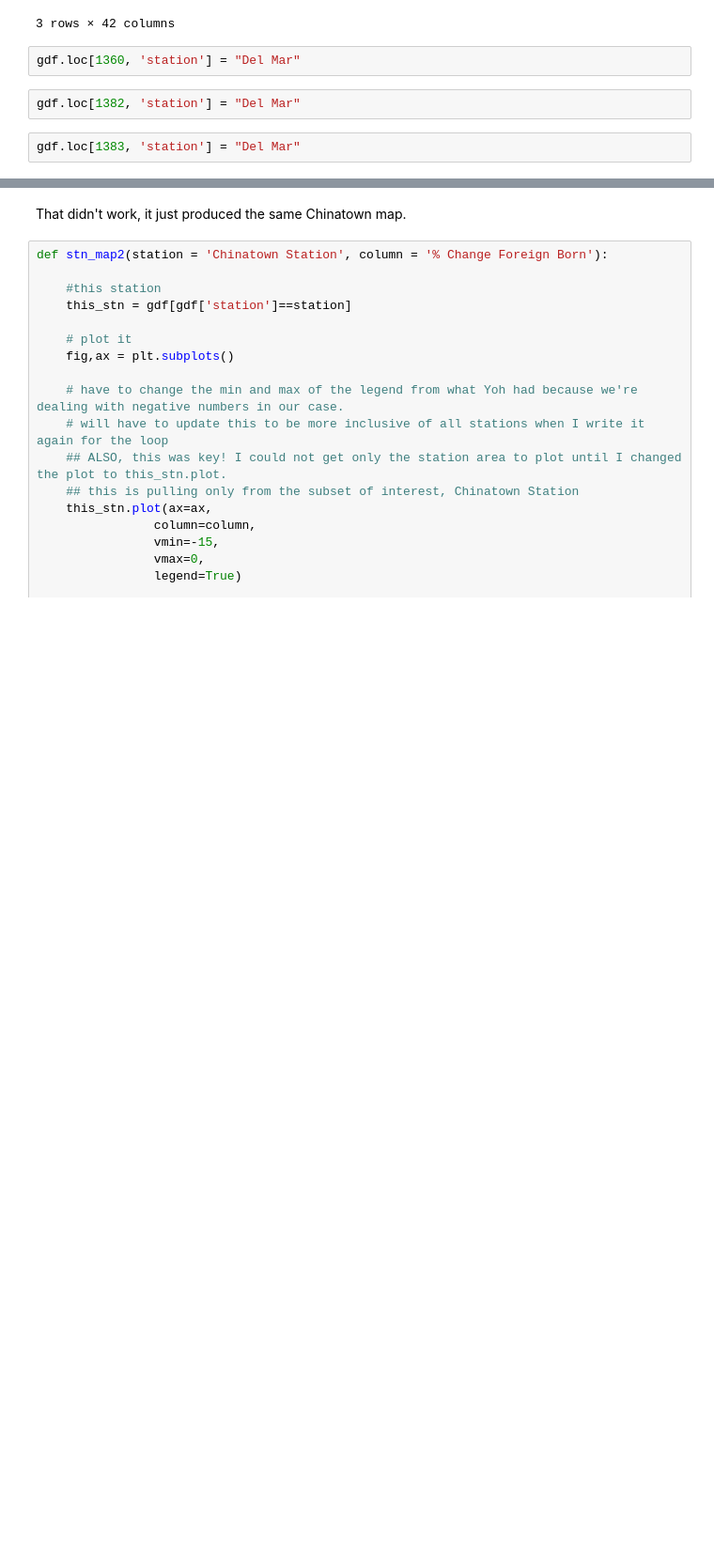
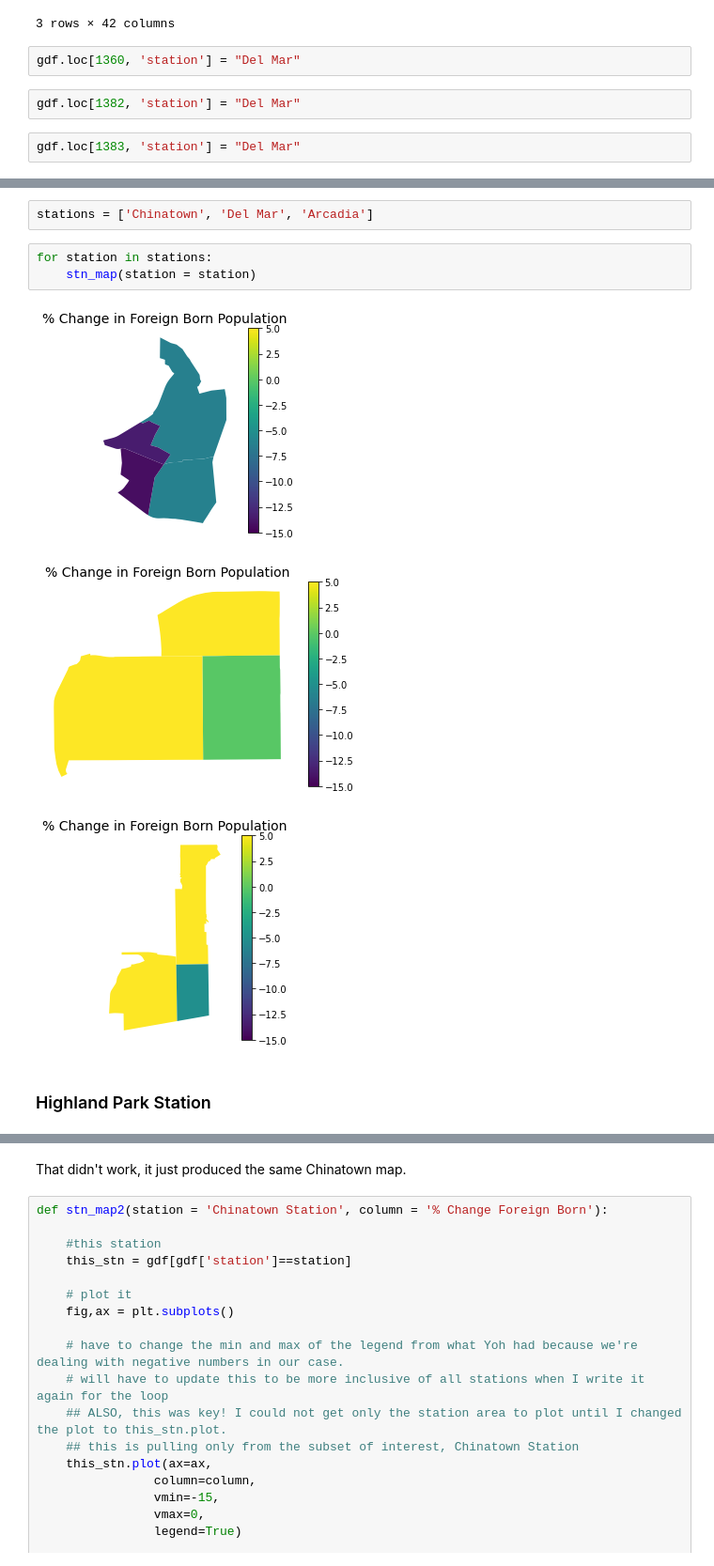
Before and after one commit to erikfelix/group_project, a Jupyter notebook: Draft_Choropleth Function and For Loop.ipynb, the cells around one changed output, grey strips where cells are left out. Shown at 94% size. Saved outputs shown, nothing was run; the diff lists cells and outputs as text; blank space fills up the shorter version.

```diff
--- a/Draft_Choropleth Function and For Loop.ipynb
+++ b/Draft_Choropleth Function and For Loop.ipynb
@@ -336,0 +395,11 @@ stations = [chinatown, delmar]
+# %%
+stations = ['Chinatown', 'Del Mar', 'Arcadia']
+# %%
+for station in stations:
+    stn_map(station = station)
+# %% [output]
+[figure, added]
+[figure, added]
+[figure, added]
+# %% [markdown]
+### Highland Park Station
```
Also changed, not shown: parts of 90 cells of this notebook, 1 other file.
